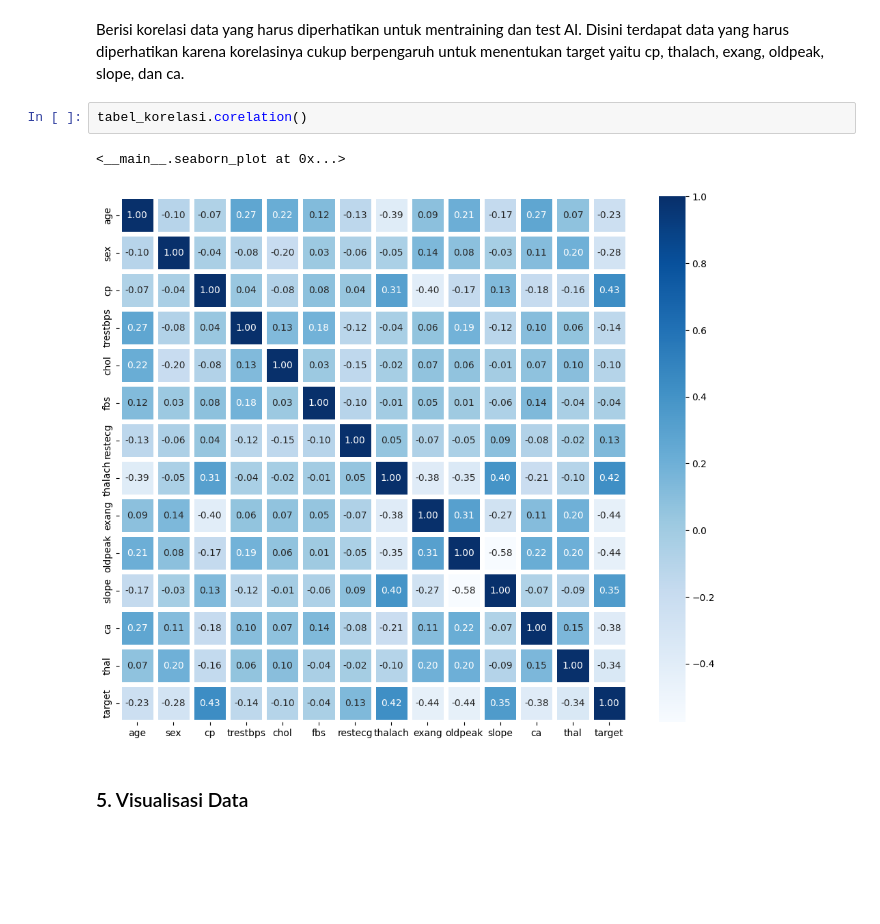
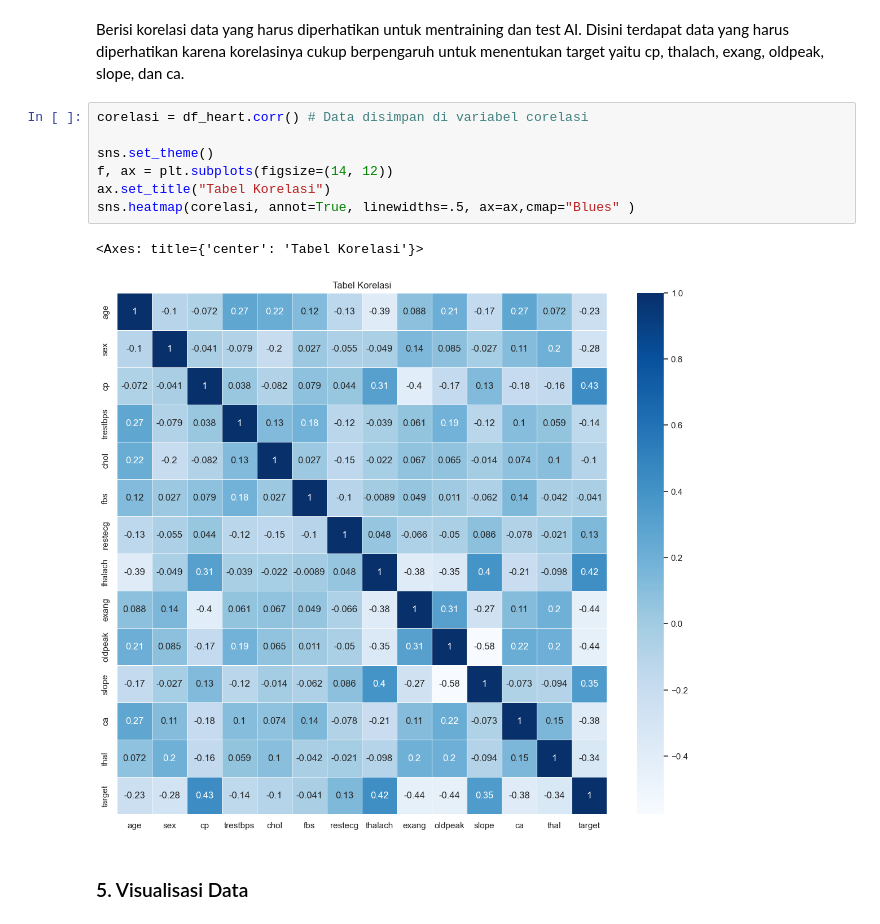
Before and after one commit to arya475/Data-Science, a Jupyter notebook: Project-Data-Science/notebooks/main.ipynb, the cells around one changed output. Drawn from its saved outputs; the diff is of its cells as text; blank space fills up the shorter version.

```diff
--- a/Project-Data-Science/notebooks/main.ipynb
+++ b/Project-Data-Science/notebooks/main.ipynb
@@ -122,10 +131,15 @@ tabel_korelasi = seaborn_plot(data=df_heart)
 
 Berisi korelasi data yang harus diperhatikan untuk mentraining dan test AI. Disini terdapat data yang harus diperhatikan karena korelasinya cukup berpengaruh untuk menentukan target yaitu cp, thalach, exang, oldpeak, slope, dan ca.
 # %%
-tabel_korelasi.corelation()
+corelasi = df_heart.corr() # Data disimpan di variabel corelasi
+
+sns.set_theme()
+f, ax = plt.subplots(figsize=(14, 12))
+ax.set_title("Tabel Korelasi")
+sns.heatmap(corelasi, annot=True, linewidths=.5, ax=ax,cmap="Blues" )
 # %% [output]
-<__main__.seaborn_plot at 0x...>
+<Axes: title={'center': 'Tabel Korelasi'}>
-[figure, old version]
+[figure, new version]
 # %% [markdown]
 ### 5. Visualisasi Data
 # %% [markdown]
```
Also changed, not shown: parts of 17 cells of this notebook.
